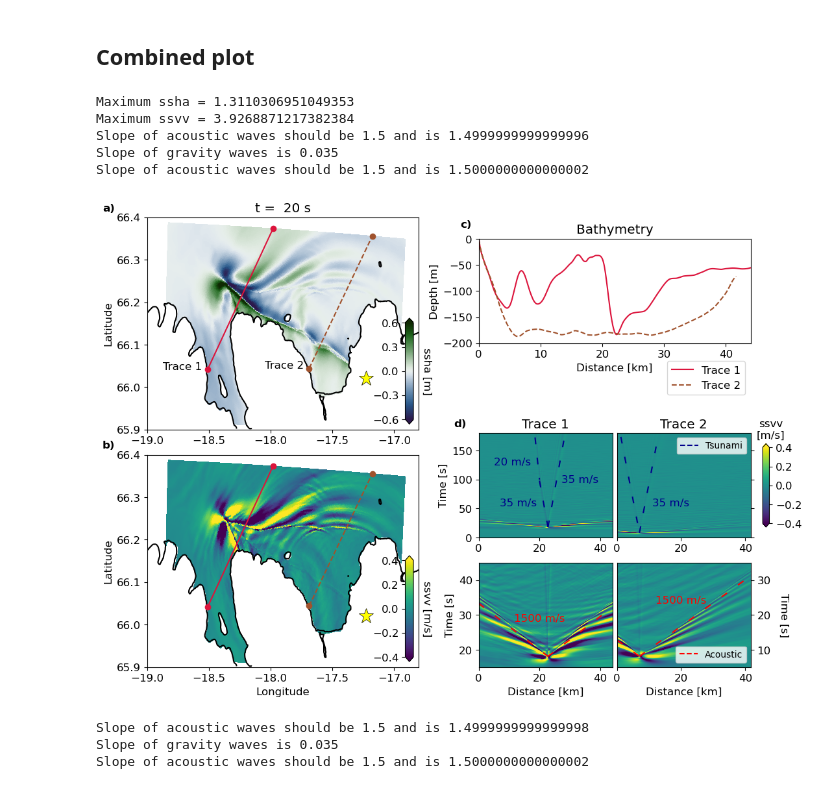
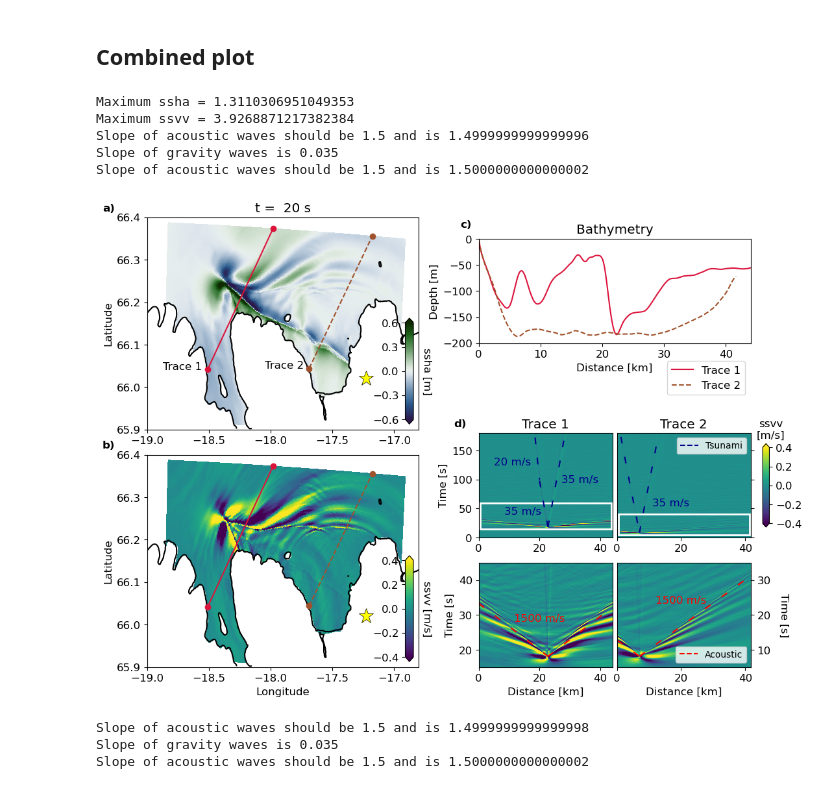
Before and after one commit to fabian-kutschera/Scripts4Processing, a Jupyter notebook: post_plotting/cross-section_from_receivers-combined-figure.ipynb, the cells around one changed output. Cells and saved outputs as stored; diff of their text form; code cells hidden in the pictures.

Commit message:
prelim. work on rectangle

```diff
--- a/post_plotting/cross-section_from_receivers-combined-figure.ipynb
+++ b/post_plotting/cross-section_from_receivers-combined-figure.ipynb
@@ -408,9 +409,21 @@ yl_ocean = -1/vel_gr_ocean*xl_ocean + 1/vel_gr_ocean*xl_ocean[-1] + time_shift
 ax5.plot(xr, yr, linestyle=(0, (5, 10)), color='darkblue')
 ax5.plot(xl_coast, yl_coast, linestyle=(0, (5, 10)), color='darkblue')
 ax5.plot(xl_ocean, yl_ocean, linestyle=(0, (5, 10)), color='darkblue')
-ax5.text(x=7.0,y=55,s="{:.0f} m/s".format(vel_gr_ocean*1000), color="darkblue")
+ax5.text(x=8.5,y=40,s="{:.0f} m/s".format(vel_gr_ocean*1000), color="darkblue")
+#ax5.text(x=7.0,y=55,s="{:.0f} m/s".format(vel_gr_ocean*1000), color="darkblue") #before white rectangle
 ax5.text(x=5.0,y=125,s="{:.0f} m/s".format(vel_gr_coast*1000), color="darkblue")
 ax5.text(x=27.2,y=95,s="{:.0f} m/s".format(vel_gr_ocean*1000), color="darkblue")
+# for initial tsunami generation and rectangle
+if (label == "West"):
+    y1_rect, y2_rect = 5,35
+elif (label == "Middle"):
+    y1_rect, y2_rect = 5,35
+elif (label == "East"):
+    y1_rect, y2_rect = 15,45
+# Create a Rectangle patch
+rect = patches.Rectangle((0+0.5, y1_rect), distance_trace1[-1]-0.75, y2_rect, linewidth=2, edgecolor="white", facecolor="none")
+# Add the patch to the Axes
+ax5.add_patch(rect)
 
 # STACK 1 zoom
 ax7 = fig.add_subplot(gs[16:21,12:17])
@@ -418,13 +431,7 @@ ax7.imshow(SSVV_trace1, extent=[distance_trace1[0], distance_trace1[-1], time_ar
            origin='lower', aspect='auto', vmin=vmin, vmax=vmax, cmap=cmap)
 ax7.set_xlabel("Distance [km]")
 ax7.set_ylabel("Time [s]")
-# acoustic
-if (label == "West"):
-    ax7.set_ylim(5,35)
-elif (label == "Middle"):
-    ax7.set_ylim(5,35)
-elif (label == "East"):
-    ax7.set_ylim(15,45)
+
 # plot acoustic
 xr = np.linspace(distance_shift, max(distance_trace1), 1000)
 xl = np.linspace(0, distance_shift, 1000)
@@ -434,7 +441,7 @@ ax7.plot(xr, yr, linestyle=(0, (5, 10)), color='red')
 ax7.plot(xl, yl, linestyle=(0, (5, 10)), color='red')
 ax7.text(x=11.7,y=time_shift+10,s="{:.0f} m/s".format(vel_ac*1000), color="red")
 print("Slope of acoustic waves should be 1.5 and is {}".format((max(xr)-min(xr))/(max(yr)-min(yr))))
-
+ax7.set_ylim(y1_rect,y2_rect)
 
 
 # onset times for Trace 2
@@ -470,7 +477,17 @@ ax6.plot(xr, yr, linestyle=(0, (5, 10)), color='darkblue')
 ax6.plot(xl, yl, linestyle=(0, (5, 10)), color='darkblue')
 ax6.text(x=11,y=55,s="{:.0f} m/s".format(vel_gr_ocean*1000), color="darkblue")
 print("Slope of gravity waves is {}".format((max(xr)-min(xr))/(max(yr)-min(yr))))
-
+# for initial tsunami generation and rectangle
+if (label == "West"):
+    y1_rect, y2_rect = 15, 45
+elif (label == "Middle"):
+    y1_rect, y2_rect = 5,35
+elif (label == "East"):
+    y1_rect, y2_rect = 5,35
+# Create a Rectangle patch
+rect = patches.Rectangle((0+0.5, y1_rect), distance_trace2[-1]-0.75, y2_rect, linewidth=2, edgecolor="white", facecolor="none")
+# Add the patch to the Axes
+ax6.add_patch(rect)
 
 # STACK 2 zoom
 ax8 = fig.add_subplot(gs[16:21,17:22])
@@ -480,13 +497,8 @@ ax8.set_xlabel("Distance [km]")
 ax8.set_ylabel("Time [s]", rotation=270, labelpad=20)
 ax8.yaxis.tick_right()
 ax8.yaxis.set_label_position("right")
-# acoustic
-if (label == "West"):
-    ax8.set_ylim(15,45)
-elif (label == "Middle"):
-    ax8.set_ylim(5,35)
-elif (label == "East"):
-    ax8.set_ylim(5,35)
+ax8.set_ylim(y1_rect, y2_rect)
+
 # plot acoustic
 xr = np.linspace(distance_shift, max(distance_trace2), 1000)
 xl = np.linspace(0, distance_shift, 1000)
@@ -495,35 +507,35 @@ yl = -1/vel_ac*xl + 1/vel_ac*xl[-1] + time_shift
 ax8.plot(xr, yr, linestyle=(0, (5, 10)), color='red')
 ax8.plot(xl, yl, linestyle=(0, (5, 10)), color='red')
 ax8.text(x=12.0,y=time_shift+15.2,s="{:.0f} m/s".format(vel_ac*1000), color="red")
 print("Slope of acoustic waves should be 1.5 and is {}".format((max(xr)-min(xr))/(max(yr)-min(yr))))
 
 #https://stackoverflow.com/questions/39500265/how-to-manually-create-a-legend
 colors = ['red']
 lines = [Line2D([0], [0], color=c, linestyle="dashed") for c in colors]
 labels = ["Acoustic"]
 ax8.legend(lines, labels, loc="lower right", fontsize=10)
 
 colors = ['darkblue']
 lines = [Line2D([0], [0], color=c, linestyle="dashed") for c in colors]
 labels = ["Tsunami"]
 ax6.legend(lines, labels, loc="upper right", fontsize=10)
 
 
 # Add figure labels
 ax1.text(-19.36, 66.415, "a)", fontsize=12, weight="bold")
 ax2.text(-3, 22, "c)", fontsize=12, weight="bold")
 ax4.text(-19.36, 66.415, "b)", fontsize=12, weight="bold")
 ax2.text(-4, -360, "d)", fontsize=12, weight="bold")
 
-fig.savefig("Scenarios_{}_notitle.png".format(label), dpi=300)
+#fig.savefig("Scenarios_{}_notitle.png".format(label), dpi=300)
 plt.show()
 # %% [output]
 Maximum ssha = 1.3110306951049353
 Maximum ssvv = 3.9268871217382384
 Slope of acoustic waves should be 1.5 and is 1.4999999999999996
 Slope of gravity waves is 0.035
 Slope of acoustic waves should be 1.5 and is 1.5000000000000002
-[figure, old version]
+[figure, new version]
 # %%
 # only SSVV
 cmap = matplotlib.cm.get_cmap("viridis").copy()
```
Also changed, not shown: parts of 1 cell of this notebook.
